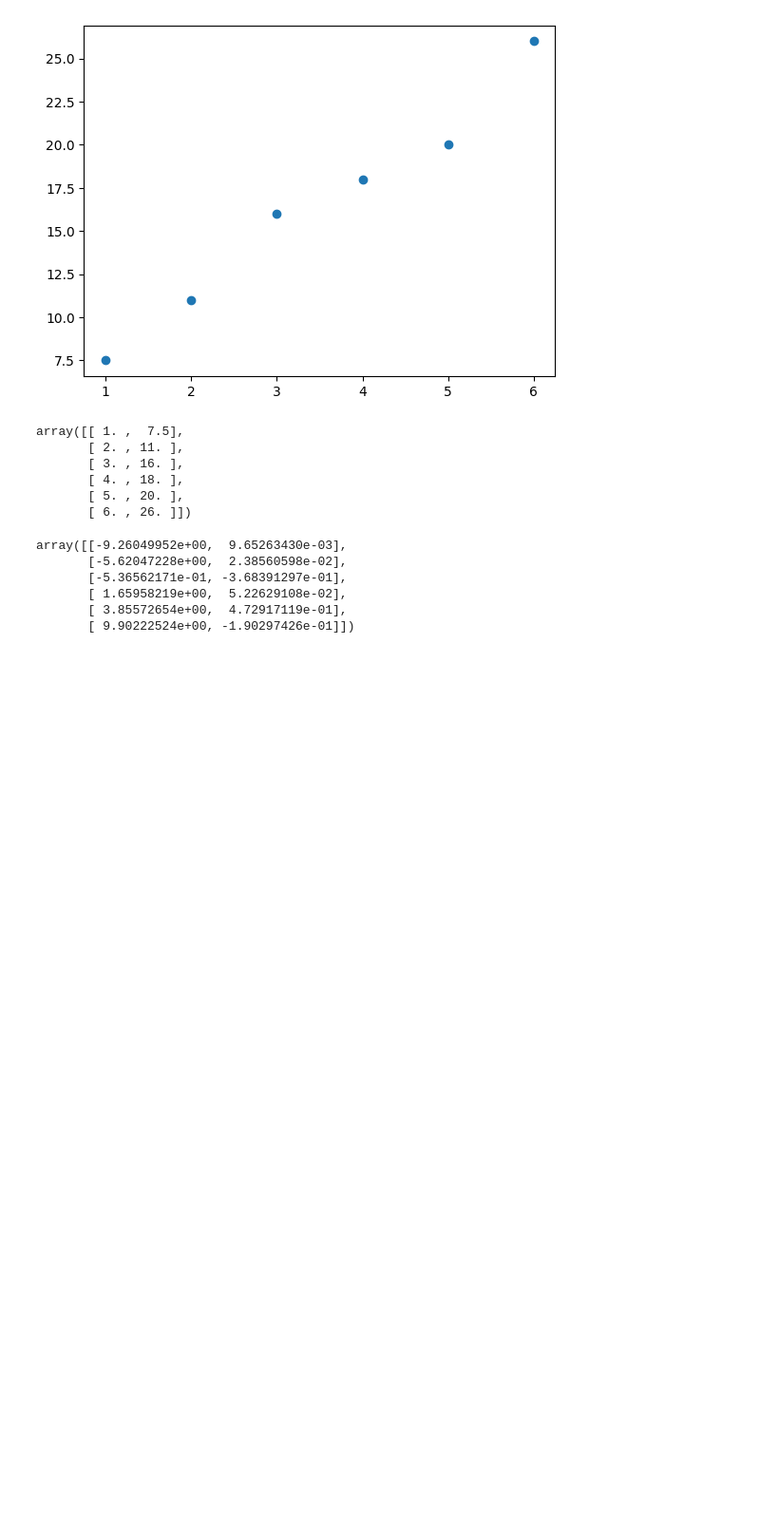
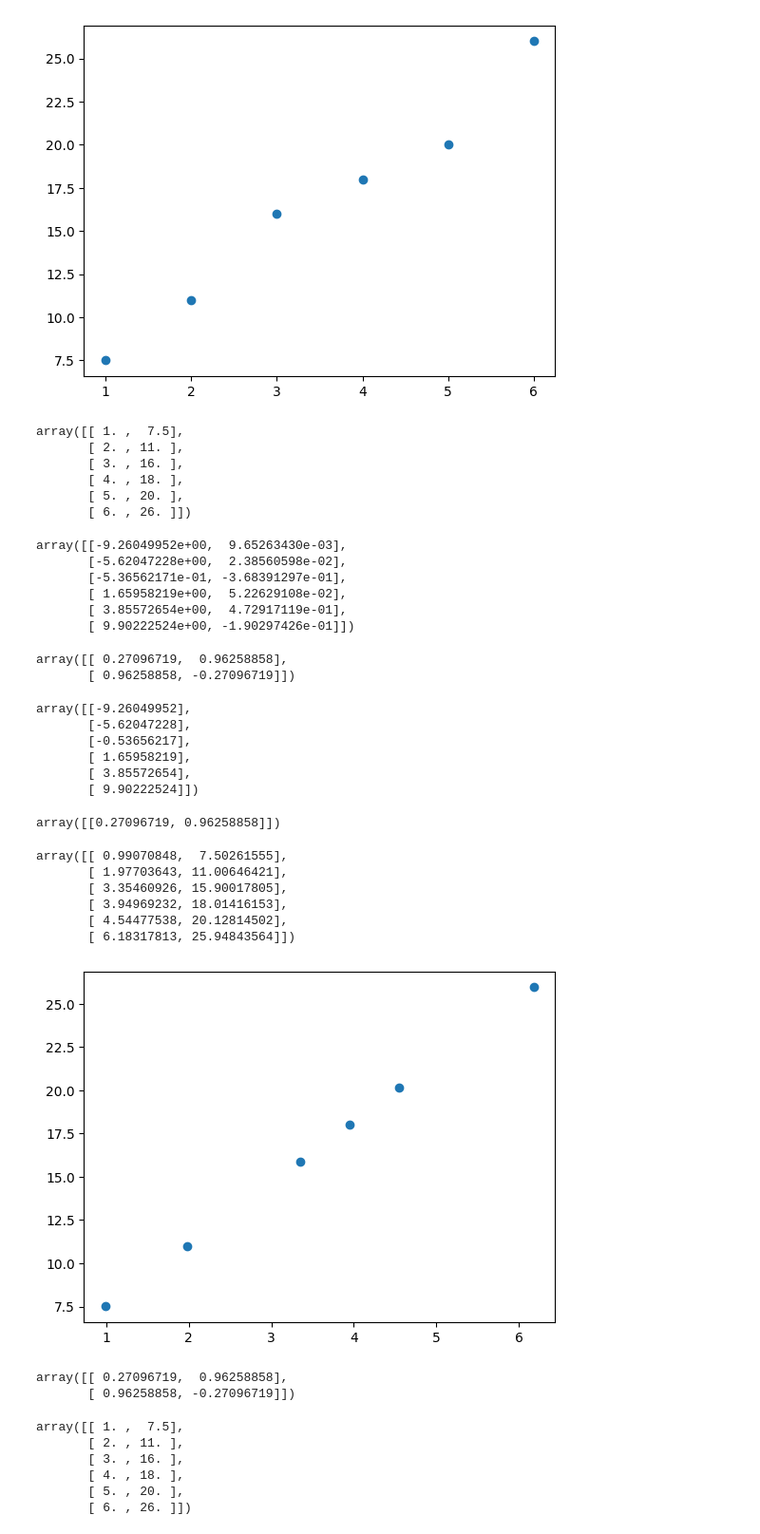
Before and after one commit to Xicoat/DataScienceCourse, a Jupyter notebook: 36_PrincipalComponentAnalysis1/PCA.ipynb, the cells around one changed output. Shown at 95% size. Saved outputs shown, nothing was run; the diff lists cells and outputs as text; code cells hidden in the pictures; blank space fills up the shorter version.

```diff
--- a/36_PrincipalComponentAnalysis1/PCA.ipynb
+++ b/36_PrincipalComponentAnalysis1/PCA.ipynb
@@ -31,3 +31,55 @@ array([[-9.26049952e+00,  9.65263430e-03],
        [ 1.65958219e+00,  5.22629108e-02],
        [ 3.85572654e+00,  4.72917119e-01],
        [ 9.90222524e+00, -1.90297426e-01]])
+# %%
+pca.components_
+# %% [output]
+array([[ 0.27096719,  0.96258858],
+       [ 0.96258858, -0.27096719]])
+# %%
+pca = PCA(n_components = 1)
+X_transformed = pca.fit_transform(x)
+X_transformed
+# %% [output]
+array([[-9.26049952],
+       [-5.62047228],
+       [-0.53656217],
+       [ 1.65958219],
+       [ 3.85572654],
+       [ 9.90222524]])
+# %%
+pca.components_
+# %% [output]
+array([[0.27096719, 0.96258858]])
+# %%
+X_approx = pca.inverse_transform(X_transformed)
+X_approx
+# %% [output]
+array([[ 0.99070848,  7.50261555],
+       [ 1.97703643, 11.00646421],
+       [ 3.35460926, 15.90017805],
+       [ 3.94969232, 18.01416153],
+       [ 4.54477538, 20.12814502],
+       [ 6.18317813, 25.94843564]])
+# %%
+plt.scatter(X_approx[:, 0], X_approx[:, 1])
+plt.show()
+# %% [output]
+[figure, added]
+# %%
+pca = PCA(n_components = 2)
+X_transformed = pca.fit_transform(x)
+X_transformed
+pca.components_
+# %% [output]
+array([[ 0.27096719,  0.96258858],
+       [ 0.96258858, -0.27096719]])
+# %%
+pca.inverse_transform(X_transformed)
+# %% [output]
+array([[ 1. ,  7.5],
+       [ 2. , 11. ],
+       [ 3. , 16. ],
+       [ 4. , 18. ],
+       [ 5. , 20. ],
+       [ 6. , 26. ]])
```
Also changed, not shown: 2 other files.
